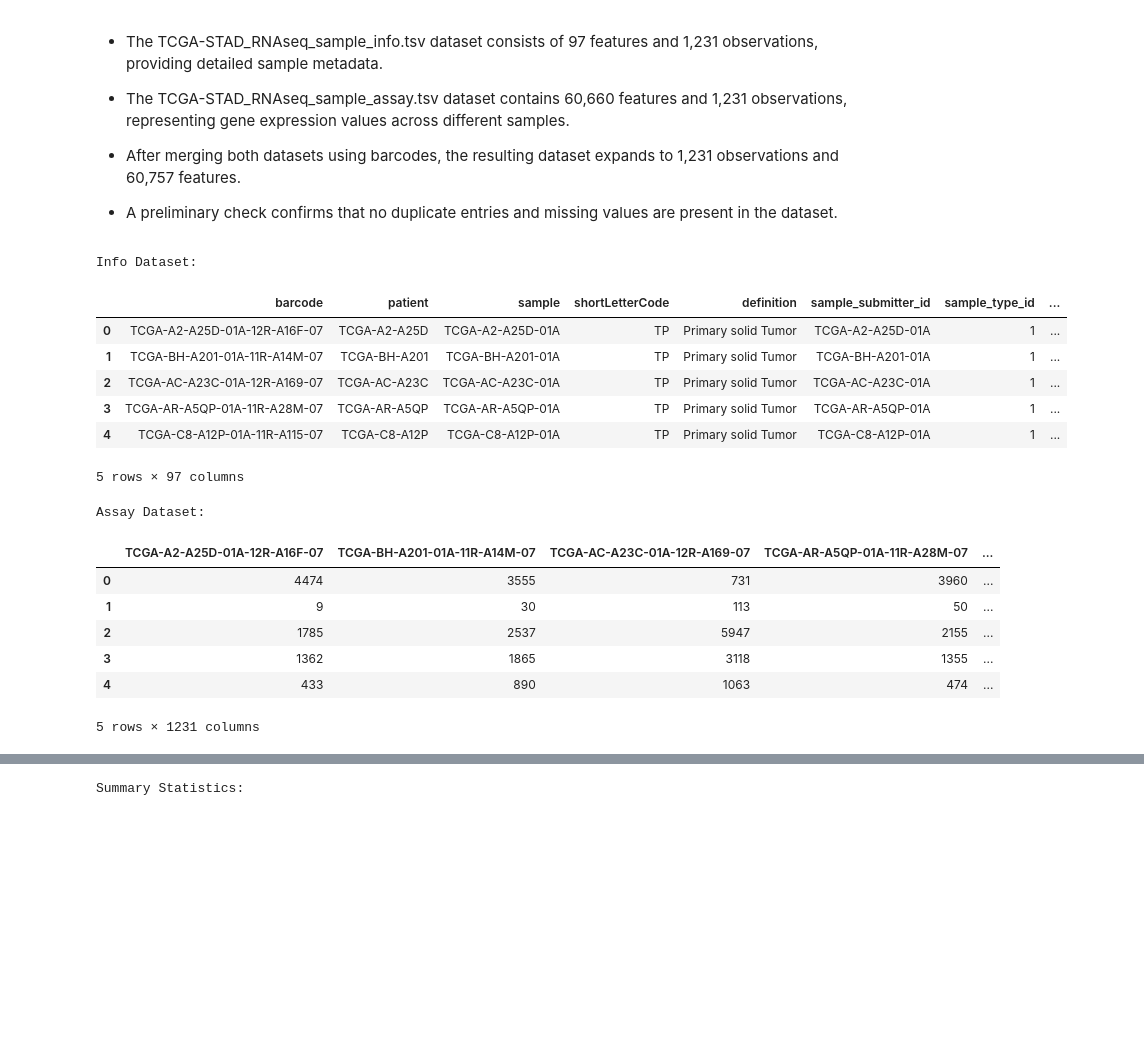
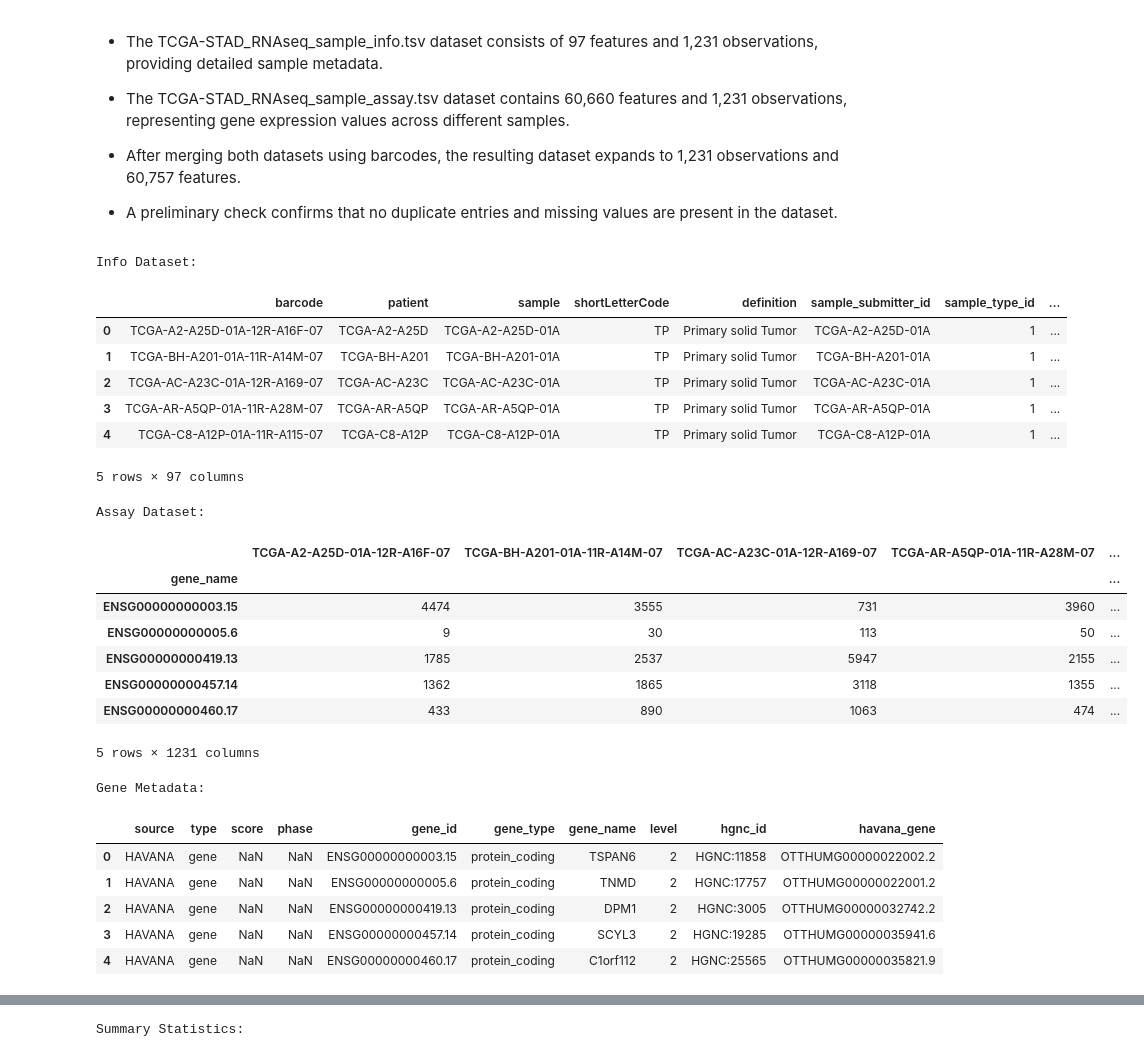
Before and after one commit to Langara-DataHub/DANA-4830-Project, a Jupyter notebook: TCGA-BRCA-Classification.ipynb, the cells around one changed output, grey strips where cells are left out. Saved outputs shown, nothing was run; the diff lists cells and outputs as text; code cells hidden in the pictures; blank space fills up the shorter version.

Commit message:
Added new assay and gene_metadata files, modified merge_df, and added missing column check and dropped columns with 50% missing

```diff
--- a/TCGA-BRCA-Classification.ipynb
+++ b/TCGA-BRCA-Classification.ipynb
@@ -65,30 +65,45 @@ The dataset is sourced from TCGA human tumor data (transcriptomes) and is focuse
 # %%
 # Load datasets
 info_df = pd.read_csv('data/TCGA-STAD_RNAseq_sample_info.tsv', sep='\t')
-assay_df = pd.read_csv('data/TCGA-STAD_RNAseq_sample_assay.tsv', sep='\t')
+assay_df = pd.read_csv('data/TCGA-BRCA_sample_assay_with_gene.tsv', sep='\t')
+gene_metadata_df = pd.read_csv('data/TCGA-STAD_RNAseq_gene_metadata.tsv', sep='\t')
+
+# Use gene_name as row labels for assay_df
+assay_df.set_index('gene_name', inplace=True)
 
 print("\nInfo Dataset:")
 display(info_df.head())
 
 print("\nAssay Dataset:")
 display(assay_df.head())
+
+print("\nGene Metadata:")
+display(gene_metadata_df.head())
 # %% [output]
 Info Dataset:
 |  | barcode | patient | sample | shortLetterCode | definition | sample_submitter_id | sample_type_id | ... |
 | 0 | TCGA-A2-A25D-01A-12R-A16F-07 | TCGA-A2-A25D | TCGA-A2-A25D-01A | TP | Primary solid Tumor | TCGA-A2-A25D-01A | 1 | ... |
 | 1 | TCGA-BH-A201-01A-11R-A14M-07 | TCGA-BH-A201 | TCGA-BH-A201-01A | TP | Primary solid Tumor | TCGA-BH-A201-01A | 1 | ... |
 | 2 | TCGA-AC-A23C-01A-12R-A169-07 | TCGA-AC-A23C | TCGA-AC-A23C-01A | TP | Primary solid Tumor | TCGA-AC-A23C-01A | 1 | ... |
 | 3 | TCGA-AR-A5QP-01A-11R-A28M-07 | TCGA-AR-A5QP | TCGA-AR-A5QP-01A | TP | Primary solid Tumor | TCGA-AR-A5QP-01A | 1 | ... |
 | 4 | TCGA-C8-A12P-01A-11R-A115-07 | TCGA-C8-A12P | TCGA-C8-A12P-01A | TP | Primary solid Tumor | TCGA-C8-A12P-01A | 1 | ... |
 5 rows × 97 columns
 Assay Dataset:
 |  | TCGA-A2-A25D-01A-12R-A16F-07 | TCGA-BH-A201-01A-11R-A14M-07 | TCGA-AC-A23C-01A-12R-A169-07 | TCGA-AR-A5QP-01A-11R-A28M-07 | ... |
-| 0 | 4474 | 3555 | 731 | 3960 | ... |
-| 1 | 9 | 30 | 113 | 50 | ... |
-| 2 | 1785 | 2537 | 5947 | 2155 | ... |
-| 3 | 1362 | 1865 | 3118 | 1355 | ... |
-| 4 | 433 | 890 | 1063 | 474 | ... |
+| gene_name |  |  |  |  | ... |
+| ENSG00000000003.15 | 4474 | 3555 | 731 | 3960 | ... |
+| ENSG00000000005.6 | 9 | 30 | 113 | 50 | ... |
+| ENSG00000000419.13 | 1785 | 2537 | 5947 | 2155 | ... |
+| ENSG00000000457.14 | 1362 | 1865 | 3118 | 1355 | ... |
+| ENSG00000000460.17 | 433 | 890 | 1063 | 474 | ... |
 5 rows × 1231 columns
+Gene Metadata:
+|  | source | type | score | phase | gene_id | gene_type | gene_name | level | hgnc_id | havana_gene |
+| 0 | HAVANA | gene | NaN | NaN | ENSG00000000003.15 | protein_coding | TSPAN6 | 2 | HGNC:11858 | OTTHUMG00000022002.2 |
+| 1 | HAVANA | gene | NaN | NaN | ENSG00000000005.6 | protein_coding | TNMD | 2 | HGNC:17757 | OTTHUMG00000022001.2 |
+| 2 | HAVANA | gene | NaN | NaN | ENSG00000000419.13 | protein_coding | DPM1 | 2 | HGNC:3005 | OTTHUMG00000032742.2 |
+| 3 | HAVANA | gene | NaN | NaN | ENSG00000000457.14 | protein_coding | SCYL3 | 2 | HGNC:19285 | OTTHUMG00000035941.6 |
+| 4 | HAVANA | gene | NaN | NaN | ENSG00000000460.17 | protein_coding | C1orf112 | 2 | HGNC:25565 | OTTHUMG00000035821.9 |
 # %%
 # Basic Dataset Information
 print("\nDataset Information:")
```
Also changed, not shown: parts of 6 cells of this notebook.
